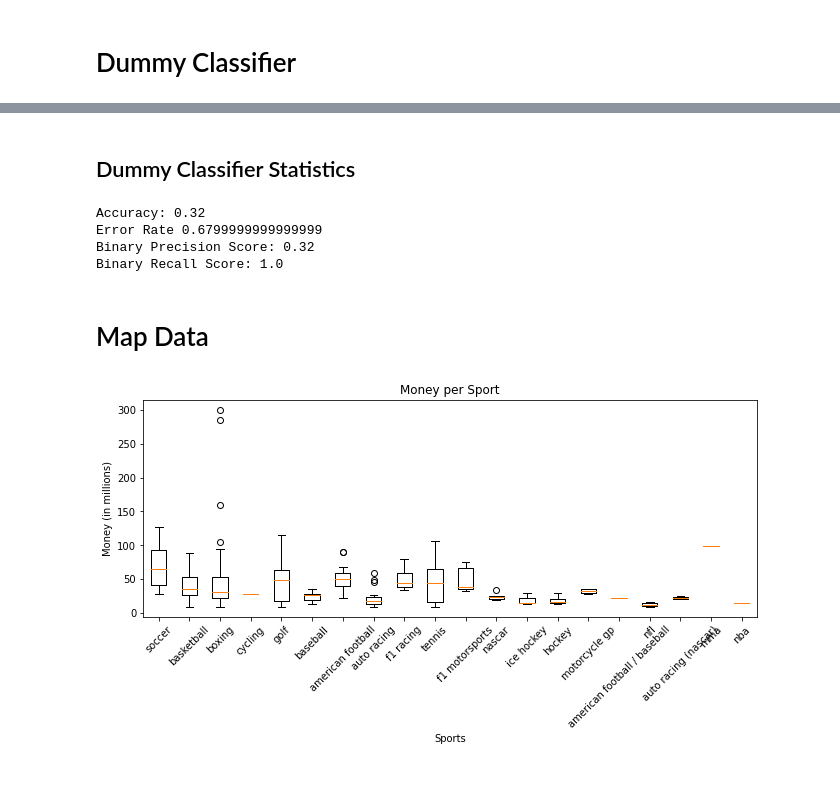
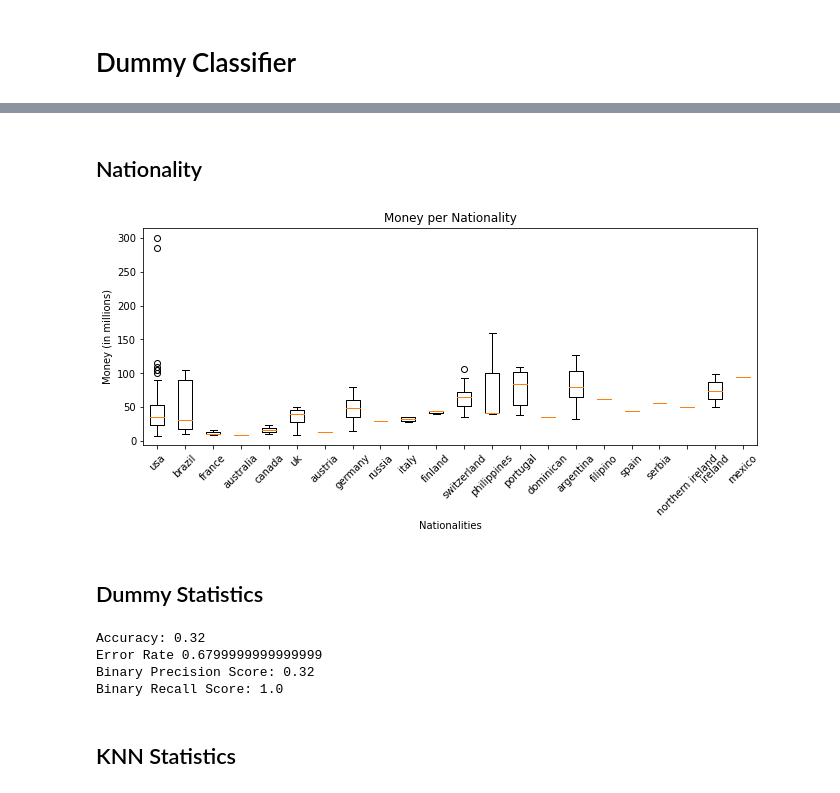
Before and after one commit to NoemiTurner/CPSC322Project, a Jupyter notebook: EDA.ipynb, the cells around one changed output, grey strips where cells are left out. Drawn from its saved outputs; the diff is of its cells as text; code cells hidden in the pictures.

Commit message:
added nationality graph

```diff
--- a/EDA.ipynb
+++ b/EDA.ipynb
@@ -122,5 +112,22 @@ dc_y_pred = dc.predict(X_test)
+# %% [markdown]
+## Nationality
+# %%
+data.remove_rows_with_missing_values()
+nationality = data.get_column("Nationality")
+money = data.get_column("earnings_($ million)")
+for i in range(len(nationality)):
+    nationality[i] = nationality[i].lower()
+nationality_split = utils.split_string_count(nationality)
+unique_nationalities = utils.get_genres(nationality_split)
+total_scores = utils.divide_ratings(unique_nationalities, nationality, money)
+for row in total_scores:
+    while('' in row):
+        row.remove('')
+pu.generate_box_plot(total_scores, unique_nationalities, "Nationalities", "Money (in millions)", "Money per Nationality")
+# %% [output]
+[figure, added]
 # %% [markdown]
-## Dummy Classifier Statistics
+## Dummy Statistics
 # %%
 accuracy = myevaluation.accuracy_score(y_true, dc_y_pred)
 bps = myevaluation.binary_precision_score(y_true, dc_y_pred)
@@ -134,21 +141,5 @@ Accuracy: 0.32
 Error Rate 0.6799999999999999
 Binary Precision Score: 0.32
 Binary Recall Score: 1.0
-# %% [markdown]
-# Map Data
-# %%
-data.remove_rows_with_missing_values()
-#print(table.data)
-sports = data.get_column("Sport")
-money = data.get_column("earnings_($ million)")
-for i in range(len(sports)):
-    sports[i] = sports[i].lower()
-sports_split = utils.split_string_count(sports)
-unique_sports = utils.get_genres(sports_split)
-total_scores = utils.divide_ratings(unique_sports, sports, money)
-for row in total_scores:
-    while('' in row):
-        row.remove('')
-pu.generate_box_plot(total_scores, unique_sports, "Sports", "Money (in millions)", "Money per Sport")
-# %% [output]
-[figure, removed]
+# %% [markdown]
+## KNN Statistics
```
Also changed, not shown: parts of 10 cells of this notebook.
